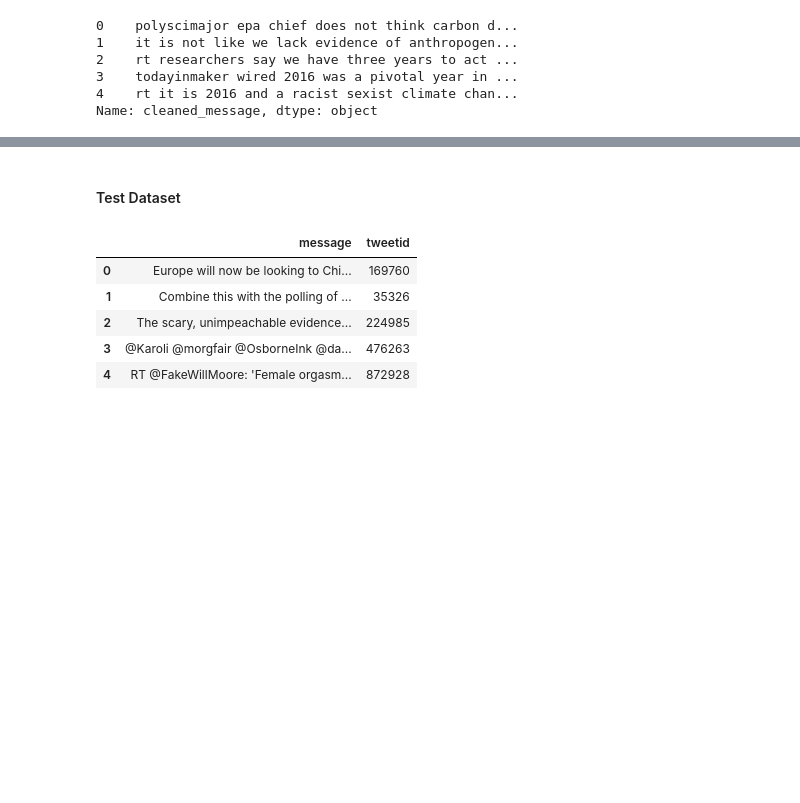
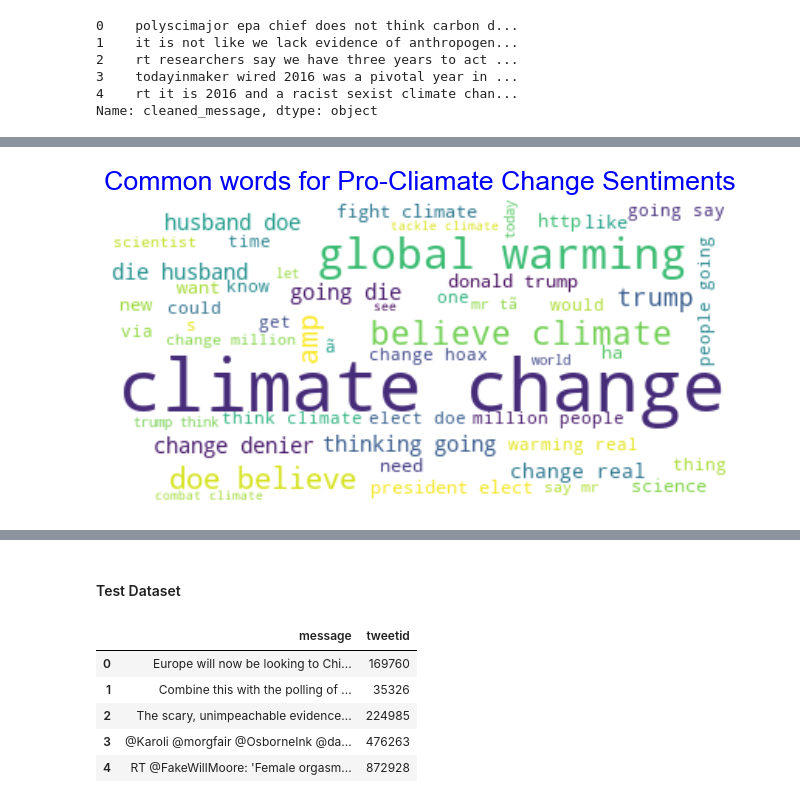
Before and after one commit to JessWN/2110ACDS_T13, a Jupyter notebook: 2110ACDS_T13.ipynb, the cells around one changed output, grey strips where cells are left out. Drawn from its saved outputs; the diff is of its cells as text; code cells hidden in the pictures; blank space fills up the shorter version.

```diff
--- a/2110ACDS_T13.ipynb
+++ b/2110ACDS_T13.ipynb
@@ -293,0 +417,13 @@ print(string.punctuation)
+# %%
+text = train_grouped.iloc[2,0]
+wordcloud = WordCloud(stopwords=stopwords,max_font_size=50, max_words=50, background_color="white").generate_from_text(' '.join(text))
+
+# Display the generated image:
+# the matplotlib way:
+plt.figure(figsize=(10,6), dpi=80)
+plt.imshow(wordcloud, interpolation='bilinear')
+plt.title('Common words for Pro-Cliamate Change Sentiments', fontsize = 24, color = 'blue')
+plt.axis("off")
+plt.show()
+# %% [output]
+[figure, added]
```
Also changed, not shown: parts of 30 cells of this notebook.
